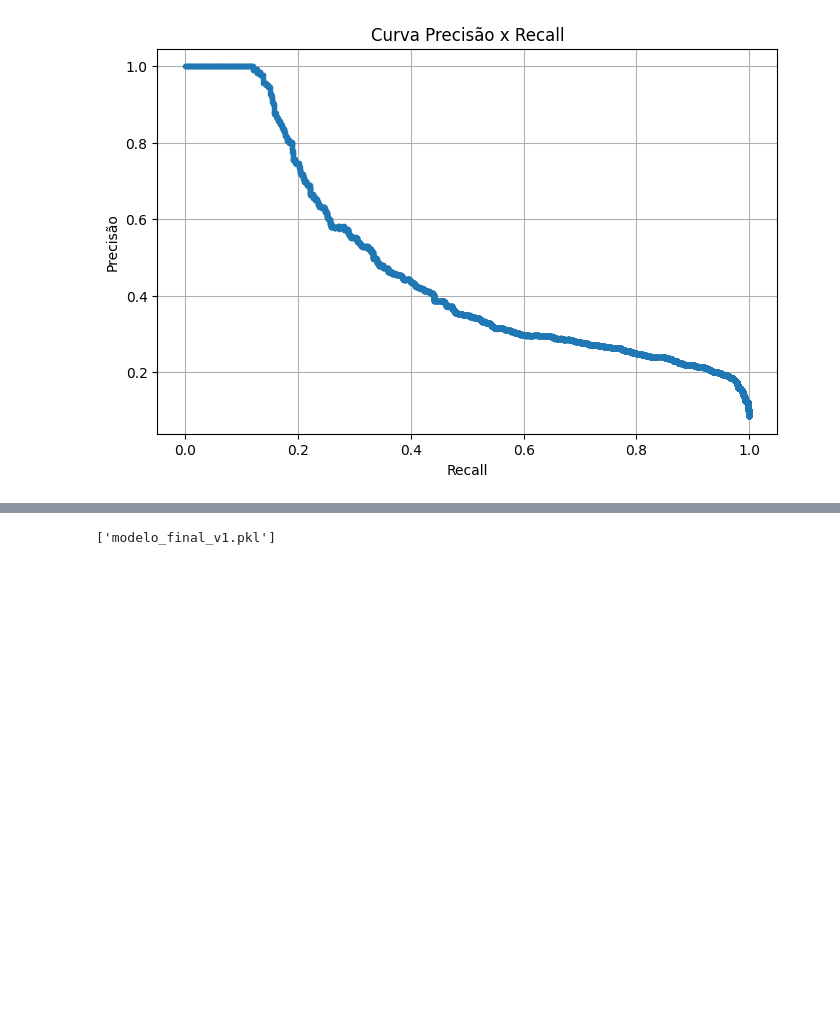
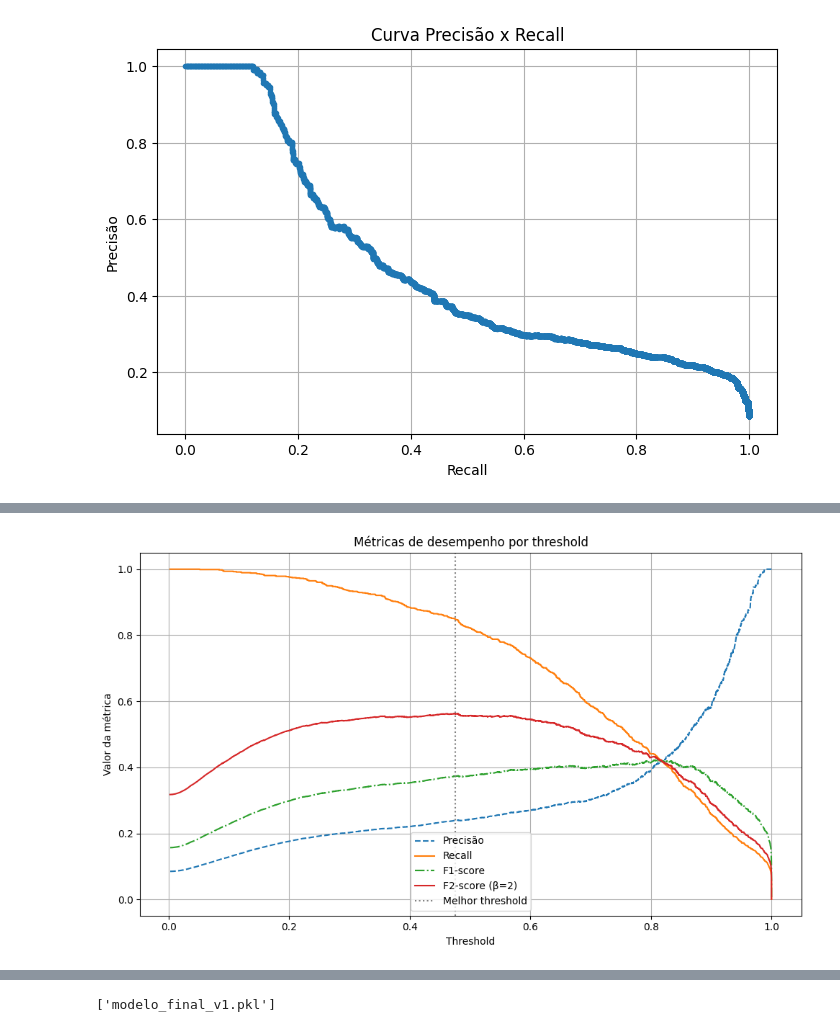
Before and after one commit to Douglaas92/tcc_people_analytics, a Jupyter notebook: 02_modelo-predicao.ipynb, the cells around one changed output, grey strips where cells are left out. Cells and saved outputs as stored; diff of their text form; code cells hidden in the pictures; blank space fills up the shorter version.

```diff
--- a/02_modelo-predicao.ipynb
+++ b/02_modelo-predicao.ipynb
@@ -563,0 +569,30 @@ weighted avg       0.90      0.90      0.90     10962
+# %%
+precisions = []
+recalls = []
+f1s = []
+f2s = []
+
+for t in thresholds:
+    preds = (probabilidades >= t).astype(int)
+    precisions.append(precision_score(y_val, preds, zero_division=0))
+    recalls.append(recall_score(y_val, preds))
+    f1s.append(f1_score(y_val, preds, zero_division=0))
+    f2s.append(fbeta_score(y_val, preds, beta=2, zero_division=0))
+
+plt.figure(figsize=(10,6))
+plt.plot(thresholds, precisions, label='Precisão', linestyle='--')
+plt.plot(thresholds, recalls, label='Recall', linestyle='-')
+plt.plot(thresholds, f1s, label='F1-score', linestyle='-.')
+plt.plot(thresholds, f2s, label='F2-score (β=2)', linestyle='-')
+
+plt.axvline(melhor_threshold, color='gray', linestyle=':', label='Melhor threshold')
+
+plt.xlabel('Threshold')
+plt.ylabel('Valor da métrica')
+plt.title('Métricas de desempenho por threshold')
+plt.legend()
+plt.grid(True)
+plt.tight_layout()
+plt.show()
+# %% [output]
+[figure, added]
```
Also changed, not shown: parts of 18 cells of this notebook, 1 other file.
